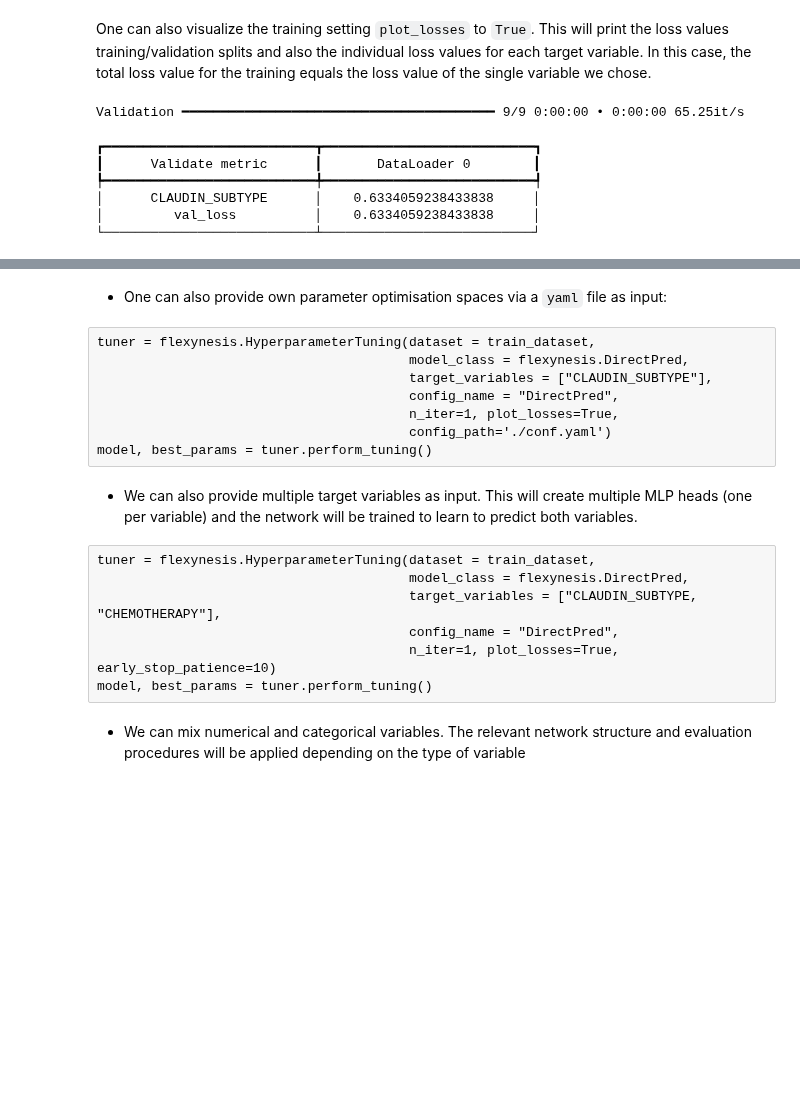
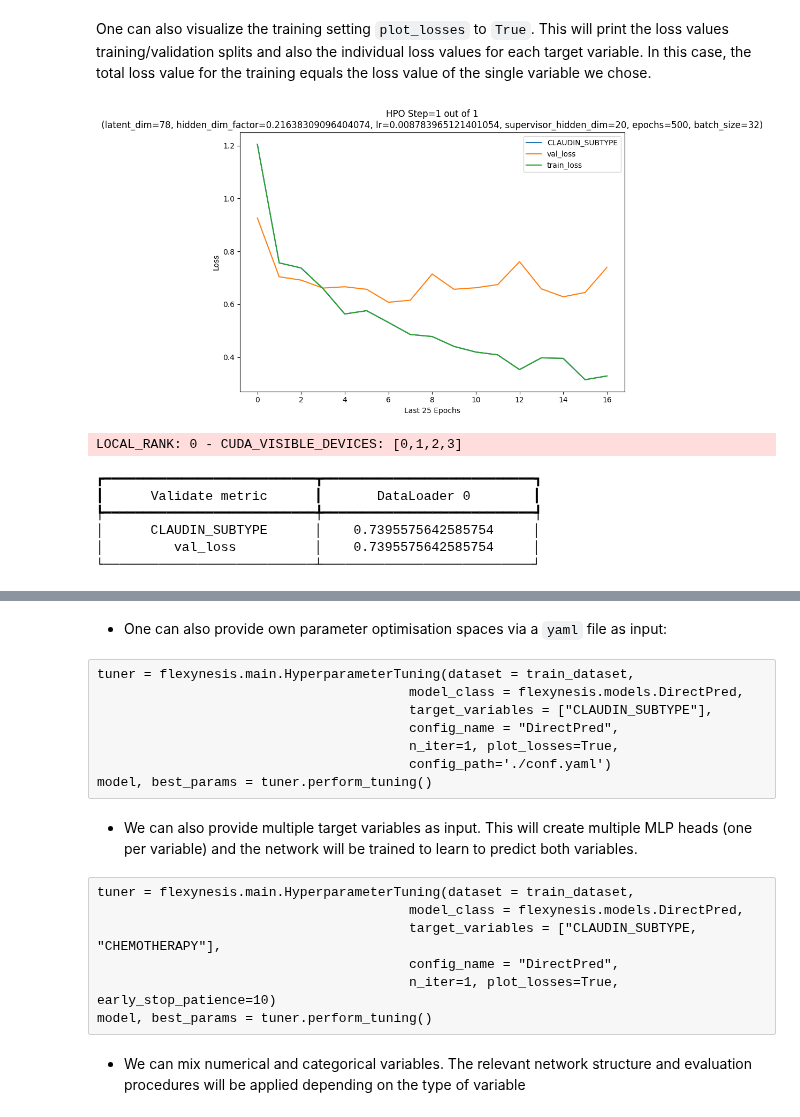
Before and after one commit to BIMSBbioinfo/flexynesis, a Jupyter notebook: examples/tutorials/brca_subtypes.ipynb, the cells around one changed output, grey strips where cells are left out. Cells and saved outputs as stored; diff of their text form; code cells hidden in the pictures; blank space fills up the shorter version.

```diff
--- a/examples/tutorials/brca_subtypes.ipynb
+++ b/examples/tutorials/brca_subtypes.ipynb
@@ -271,17 +282,18 @@ This is regulated using the `early_stop_patience`. When set to e.g. 10, the trai
 One can also visualize the training setting `plot_losses` to `True`. This will print the loss values training/validation splits and also the individual loss values for each target variable.
 In this case, the total loss value for the training equals the loss value of the single variable we chose.
 # %%
-tuner = flexynesis.HyperparameterTuning(dataset = train_dataset,
-                                        model_class = flexynesis.DirectPred,
+tuner = flexynesis.main.HyperparameterTuning(dataset = train_dataset,
+                                        model_class = flexynesis.models.DirectPred,
                                         target_variables = ["CLAUDIN_SUBTYPE"],
                                         config_name = "DirectPred",
                                         n_iter=1,  plot_losses=True, early_stop_patience=10)
 model, best_params = tuner.perform_tuning()
 # %% [output]
+[figure, added]
-Validation ━━━━━━━━━━━━━━━━━━━━━━━━━━━━━━━━━━━━━━━━ 9/9 0:00:00 • 0:00:00 65.25it/s
+LOCAL_RANK: 0 - CUDA_VISIBLE_DEVICES: [0,1,2,3]
 ┏━━━━━━━━━━━━━━━━━━━━━━━━━━━┳━━━━━━━━━━━━━━━━━━━━━━━━━━━┓
 ┃      Validate metric      ┃       DataLoader 0        ┃
 ┡━━━━━━━━━━━━━━━━━━━━━━━━━━━╇━━━━━━━━━━━━━━━━━━━━━━━━━━━┩
-│      CLAUDIN_SUBTYPE      │    0.6334059238433838     │
-│         val_loss          │    0.6334059238433838     │
+│      CLAUDIN_SUBTYPE      │    0.7395575642585754     │
+│         val_loss          │    0.7395575642585754     │
 └───────────────────────────┴───────────────────────────┘
@@ -291,8 +301,8 @@ Validation ━━━━━━━━━━━━━━━━━━━━━━━
 # %% [markdown]
 - One can also provide own parameter optimisation spaces via a `yaml` file as input:
 # %% [raw]
-tuner = flexynesis.HyperparameterTuning(dataset = train_dataset,
-                                        model_class = flexynesis.DirectPred,
+tuner = flexynesis.main.HyperparameterTuning(dataset = train_dataset,
+                                        model_class = flexynesis.models.DirectPred,
                                         target_variables = ["CLAUDIN_SUBTYPE"],
                                         config_name = "DirectPred",
                                         n_iter=1, plot_losses=True,
@@ -301,8 +311,8 @@ model, best_params = tuner.perform_tuning()
 # %% [markdown]
 - We can also provide multiple target variables as input. This will create multiple MLP heads (one per variable) and the network will be trained to learn to predict both variables.
 # %% [raw]
-tuner = flexynesis.HyperparameterTuning(dataset = train_dataset,
-                                        model_class = flexynesis.DirectPred,
+tuner = flexynesis.main.HyperparameterTuning(dataset = train_dataset,
+                                        model_class = flexynesis.models.DirectPred,
                                         target_variables = ["CLAUDIN_SUBTYPE, "CHEMOTHERAPY"],
                                         config_name = "DirectPred",
                                         n_iter=1, plot_losses=True, early_stop_patience=10)
```
Also changed, not shown: parts of 19 cells of this notebook, 3 other files.
